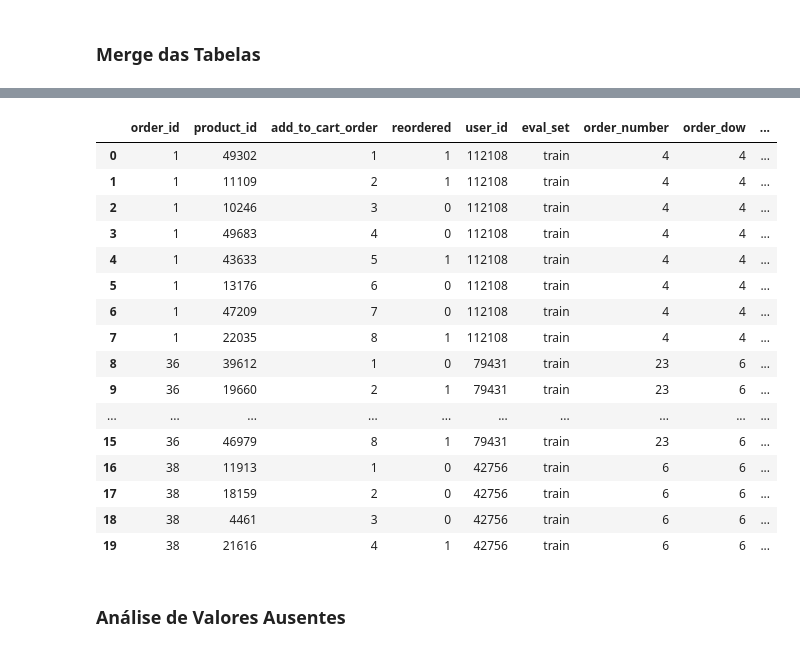
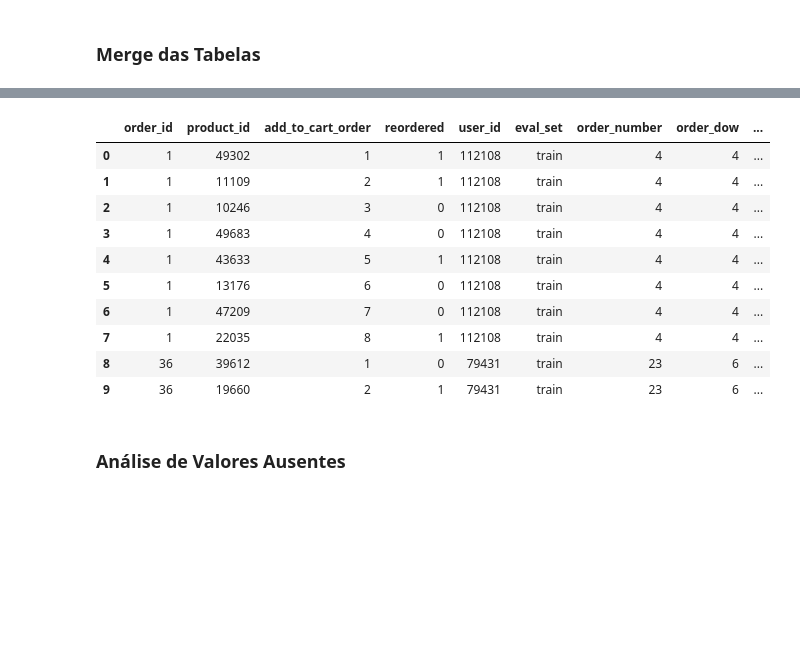
Before and after one commit to raulrosapacheco/Analise-Instacart-CestaDeMercado, a Jupyter notebook: Analise_Instacart_CestaDeMercado.ipynb, the cells around one changed output, grey strips where cells are left out. Cells and saved outputs as stored; diff of their text form; code cells hidden in the pictures; blank space fills up the shorter version.

```diff
--- a/Analise_Instacart_CestaDeMercado.ipynb
+++ b/Analise_Instacart_CestaDeMercado.ipynb
@@ -18,12 +22,13 @@ Drive already mounted at /content/drive; to attempt to forcibly remount, call dr
 # %% [markdown]
 ## Carregando Dados
 # %%
-aisle = pd.read_csv('/content/drive/MyDrive/Datasets/Instacart/aisles.csv')
-department = pd.read_csv('/content/drive/MyDrive/Datasets/Instacart/departments.csv')
-order = pd.read_csv('/content/drive/MyDrive/Datasets/Instacart/orders.csv')
-product = pd.read_csv('/content/drive/MyDrive/Datasets/Instacart/products.csv')
-order_product_prior = pd.read_csv('/content/drive/MyDrive/Datasets/Instacart/order_products__prior.csv')
-order_product_train = pd.read_csv('/content/drive/MyDrive/Datasets/Instacart/order_products__train.csv')
+# DataFrames
+aisle = pd.read_csv('dados/aisles.csv')
+department = pd.read_csv('dados/departments.csv')
+order = pd.read_csv('dados/orders.csv')
+product = pd.read_csv('dados/products.csv')
+order_product_prior = pd.read_csv('dados/order_products__prior.csv')
+order_product_train = pd.read_csv('dados/order_products__train.csv')
 # %% [markdown]
 ## Análise Exploratória
 # %% [markdown]
@@ -138,28 +137,23 @@ order_product_prior.head(20)
 # %%
+# Merge order_product_train with order, product, aisle and department
 order_product_train = order_product_train.merge(order, on = 'order_id', how = 'left')
 order_product_train = order_product_train.merge(product, on = 'product_id', how = 'left')
 order_product_train = order_product_train.merge(department, on = 'department_id', how = 'left')
 order_product_train = order_product_train.merge(aisle, on = 'aisle_id', how = 'left')
 
-order_product_train.head(20)
+order_product_train.head(10)
 # %% [output]
 |  | order_id | product_id | add_to_cart_order | reordered | user_id | eval_set | order_number | order_dow | ... |
 | 0 | 1 | 49302 | 1 | 1 | 112108 | train | 4 | 4 | ... |
 | 1 | 1 | 11109 | 2 | 1 | 112108 | train | 4 | 4 | ... |
 | 2 | 1 | 10246 | 3 | 0 | 112108 | train | 4 | 4 | ... |
 | 3 | 1 | 49683 | 4 | 0 | 112108 | train | 4 | 4 | ... |
 | 4 | 1 | 43633 | 5 | 1 | 112108 | train | 4 | 4 | ... |
 | 5 | 1 | 13176 | 6 | 0 | 112108 | train | 4 | 4 | ... |
 | 6 | 1 | 47209 | 7 | 0 | 112108 | train | 4 | 4 | ... |
 | 7 | 1 | 22035 | 8 | 1 | 112108 | train | 4 | 4 | ... |
 | 8 | 36 | 39612 | 1 | 0 | 79431 | train | 23 | 6 | ... |
 | 9 | 36 | 19660 | 2 | 1 | 79431 | train | 23 | 6 | ... |
-| ... | ... | ... | ... | ... | ... | ... | ... | ... | ... |
-| 15 | 36 | 46979 | 8 | 1 | 79431 | train | 23 | 6 | ... |
-| 16 | 38 | 11913 | 1 | 0 | 42756 | train | 6 | 6 | ... |
-| 17 | 38 | 18159 | 2 | 0 | 42756 | train | 6 | 6 | ... |
-| 18 | 38 | 4461 | 3 | 0 | 42756 | train | 6 | 6 | ... |
-| 19 | 38 | 21616 | 4 | 1 | 42756 | train | 6 | 6 | ... |
 # %% [markdown]
 ### Análise de Valores Ausentes
 # %%
```
Also changed, not shown: parts of 12 cells of this notebook.
